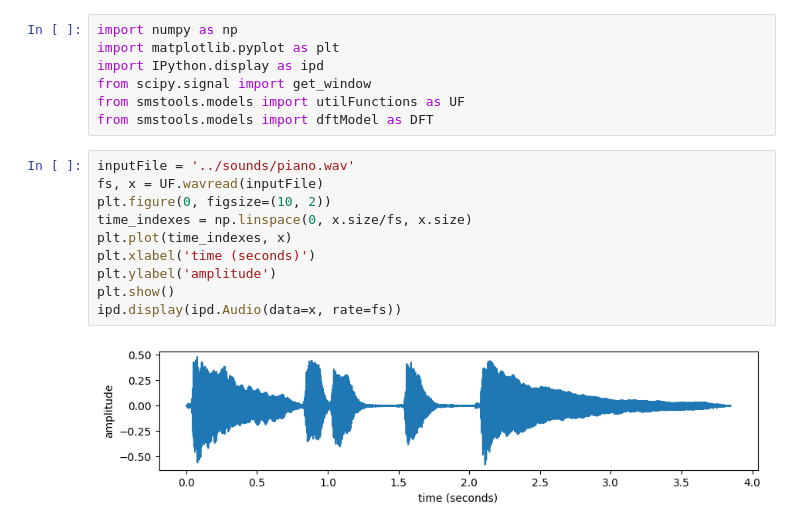
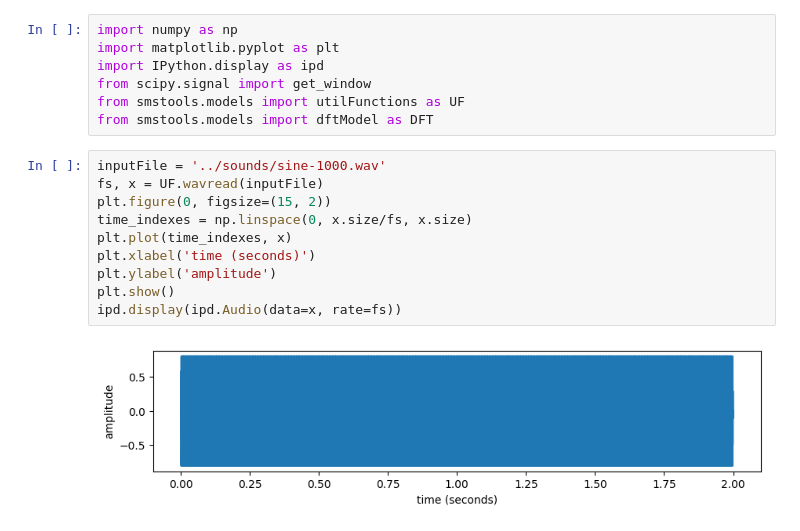
Before and after one commit to MTG/sms-tools-materials, a Jupyter notebook: examples/dft-examples.ipynb, the cells around one changed output. Saved outputs shown, nothing was run; the diff lists cells and outputs as text.

```diff
--- a/examples/dft-examples.ipynb
+++ b/examples/dft-examples.ipynb
@@ -6,16 +6,16 @@ from scipy.signal import get_window
 from smstools.models import utilFunctions as UF
 from smstools.models import dftModel as DFT
 # %%
-inputFile = '../sounds/piano.wav'
+inputFile = '../sounds/sine-1000.wav'
 fs, x = UF.wavread(inputFile)
-plt.figure(0, figsize=(10, 2))
+plt.figure(0, figsize=(15, 2))
 time_indexes = np.linspace(0, x.size/fs, x.size)
 plt.plot(time_indexes, x)
 plt.xlabel('time (seconds)')
 plt.ylabel('amplitude')
 plt.show()
 ipd.display(ipd.Audio(data=x, rate=fs))
 # %% [output]
-[figure, old version]
+[figure, new version]
 [interactive output not drawn]
 # %%
```
Also changed, not shown: parts of 1 cell of this notebook, 3 other files.
